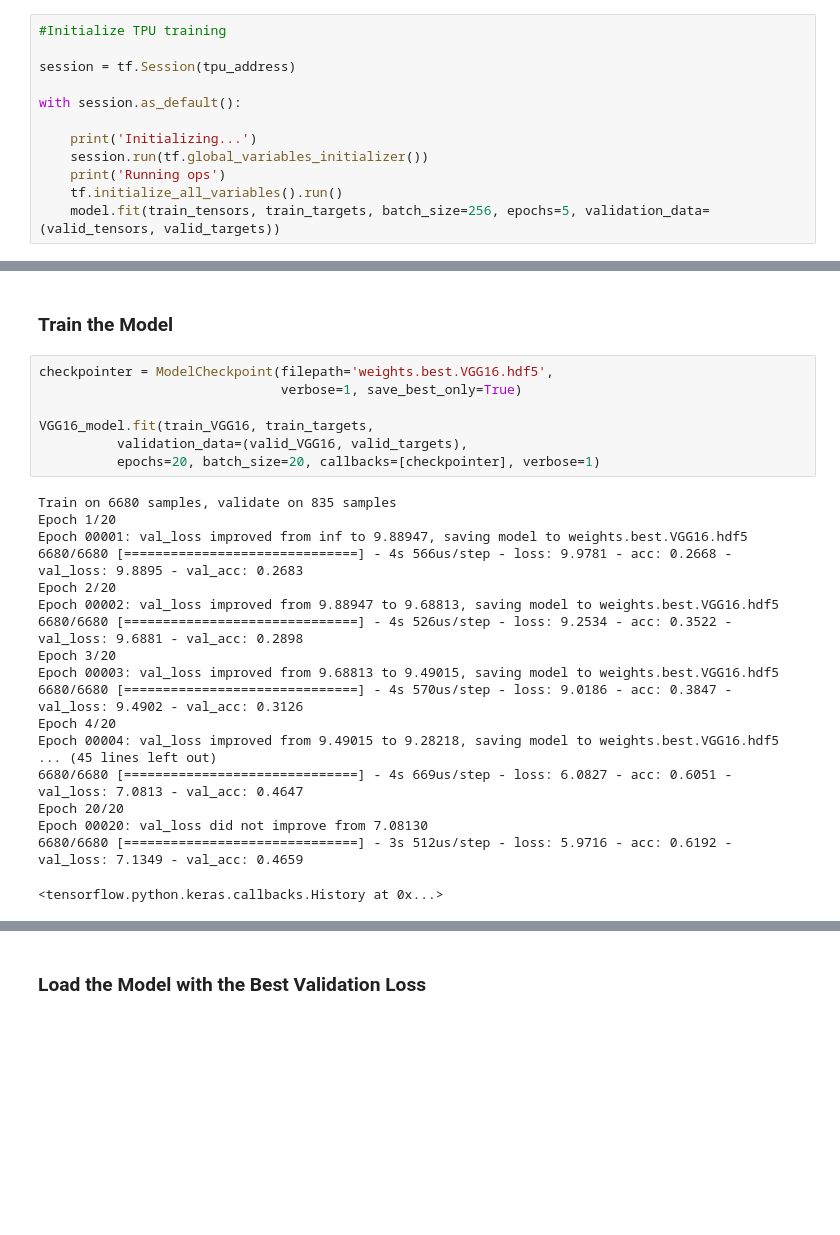
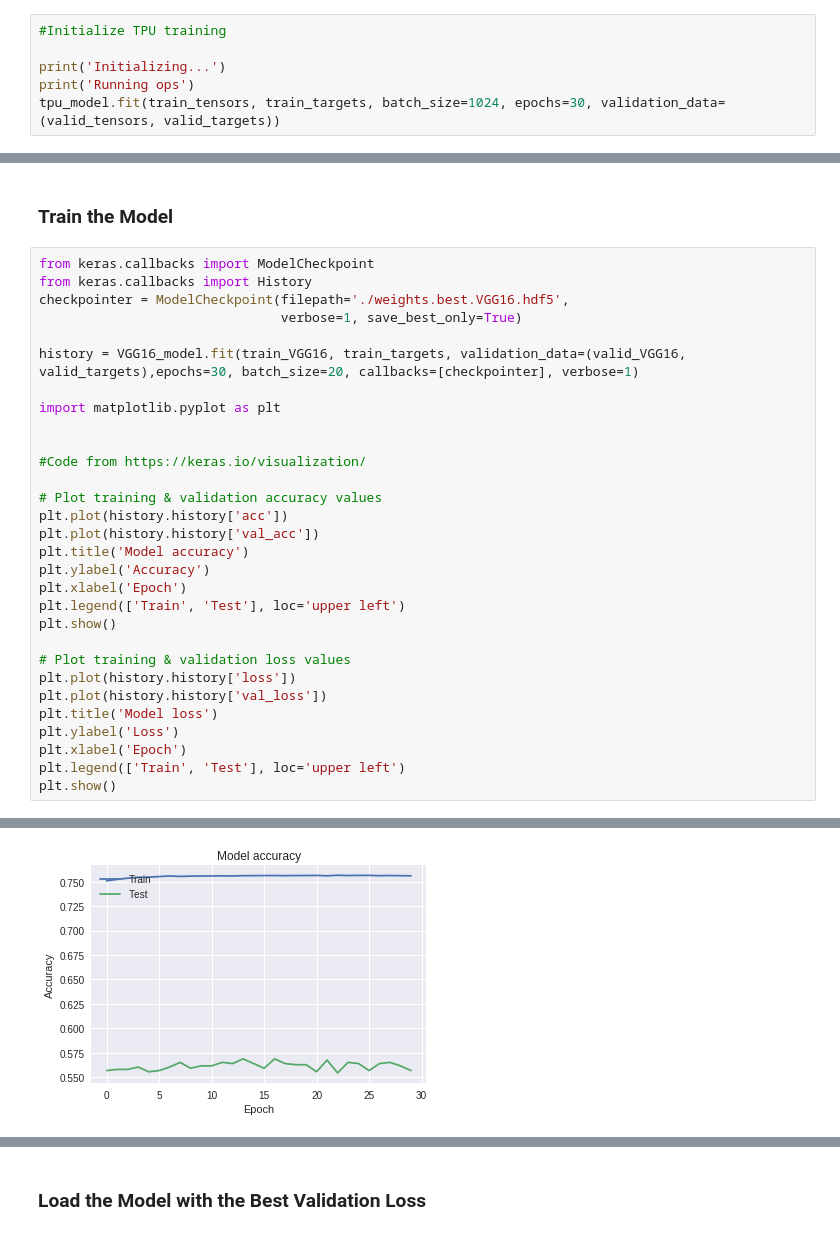
Before and after one commit to david-sterling/Udacity_DL_dogbreed_recognition, a Jupyter notebook: Dog_breed_classifier.ipynb, the cells around one changed output, grey strips where cells are left out. Cells and saved outputs as stored; diff of their text form; blank space fills up the shorter version.

```diff
--- a/Dog_breed_classifier.ipynb
+++ b/Dog_breed_classifier.ipynb
@@ -579,15 +590,9 @@ _________________________________________________________________
 # %%
 #Initialize TPU training
 
-session = tf.Session(tpu_address)
-
-with session.as_default():
-
-    print('Initializing...')
-    session.run(tf.global_variables_initializer())
-    print('Running ops')
-    tf.initialize_all_variables().run()
-    model.fit(train_tensors, train_targets, batch_size=256, epochs=5, validation_data=(valid_tensors, valid_targets))
+print('Initializing...')
+print('Running ops')
+tpu_model.fit(train_tensors, train_targets, batch_size=1024, epochs=30, validation_data=(valid_tensors, valid_targets))
 # %% [output]
 Initializing...
 Running ops
@@ -670,29 +694,34 @@ _________________________________________________________________
 VGG16_model.compile(loss='categorical_crossentropy', optimizer='rmsprop', metrics=['accuracy'])
 # %% [markdown]
 ### Train the Model
-# %%
-checkpointer = ModelCheckpoint(filepath='weights.best.VGG16.hdf5',
-                               verbose=1, save_best_only=True)
-
-VGG16_model.fit(train_VGG16, train_targets,
-          validation_data=(valid_VGG16, valid_targets),
-          epochs=20, batch_size=20, callbacks=[checkpointer], verbose=1)
-# %% [output]
-Train on 6680 samples, validate on 835 samples
-Epoch 1/20
-Epoch 00001: val_loss improved from inf to 9.88947, saving model to weights.best.VGG16.hdf5
-6680/6680 [==============================] - 4s 566us/step - loss: 9.9781 - acc: 0.2668 - val_loss: 9.8895 - val_acc: 0.2683
-Epoch 2/20
-Epoch 00002: val_loss improved from 9.88947 to 9.68813, saving model to weights.best.VGG16.hdf5
-6680/6680 [==============================] - 4s 526us/step - loss: 9.2534 - acc: 0.3522 - val_loss: 9.6881 - val_acc: 0.2898
-Epoch 3/20
-Epoch 00003: val_loss improved from 9.68813 to 9.49015, saving model to weights.best.VGG16.hdf5
-6680/6680 [==============================] - 4s 570us/step - loss: 9.0186 - acc: 0.3847 - val_loss: 9.4902 - val_acc: 0.3126
-Epoch 4/20
-Epoch 00004: val_loss improved from 9.49015 to 9.28218, saving model to weights.best.VGG16.hdf5
-... (45 lines left out)
-6680/6680 [==============================] - 4s 669us/step - loss: 6.0827 - acc: 0.6051 - val_loss: 7.0813 - val_acc: 0.4647
-Epoch 20/20
-Epoch 00020: val_loss did not improve from 7.08130
-6680/6680 [==============================] - 3s 512us/step - loss: 5.9716 - acc: 0.6192 - val_loss: 7.1349 - val_acc: 0.4659
-<tensorflow.python.keras.callbacks.History at 0x...>
+# %%
+from keras.callbacks import ModelCheckpoint
+from keras.callbacks import History
+checkpointer = ModelCheckpoint(filepath='./weights.best.VGG16.hdf5',
+                               verbose=1, save_best_only=True)
+
+history = VGG16_model.fit(train_VGG16, train_targets, validation_data=(valid_VGG16, valid_targets),epochs=30, batch_size=20, callbacks=[checkpointer], verbose=1)
+
+import matplotlib.pyplot as plt
+
+
+#Code from https://keras.io/visualization/
+
+# Plot training & validation accuracy values
+plt.plot(history.history['acc'])
+plt.plot(history.history['val_acc'])
+plt.title('Model accuracy')
+plt.ylabel('Accuracy')
+plt.xlabel('Epoch')
+plt.legend(['Train', 'Test'], loc='upper left')
+plt.show()
+
+# Plot training & validation loss values
+plt.plot(history.history['loss'])
+plt.plot(history.history['val_loss'])
+plt.title('Model loss')
+plt.ylabel('Loss')
+plt.xlabel('Epoch')
+plt.legend(['Train', 'Test'], loc='upper left')
+plt.show()
+# %% [output]
@@ -698,0 +745 @@ Epoch 00020: val_loss did not improve from 7.08130
+[figure, added]
```
Also changed, not shown: parts of 44 cells of this notebook.
